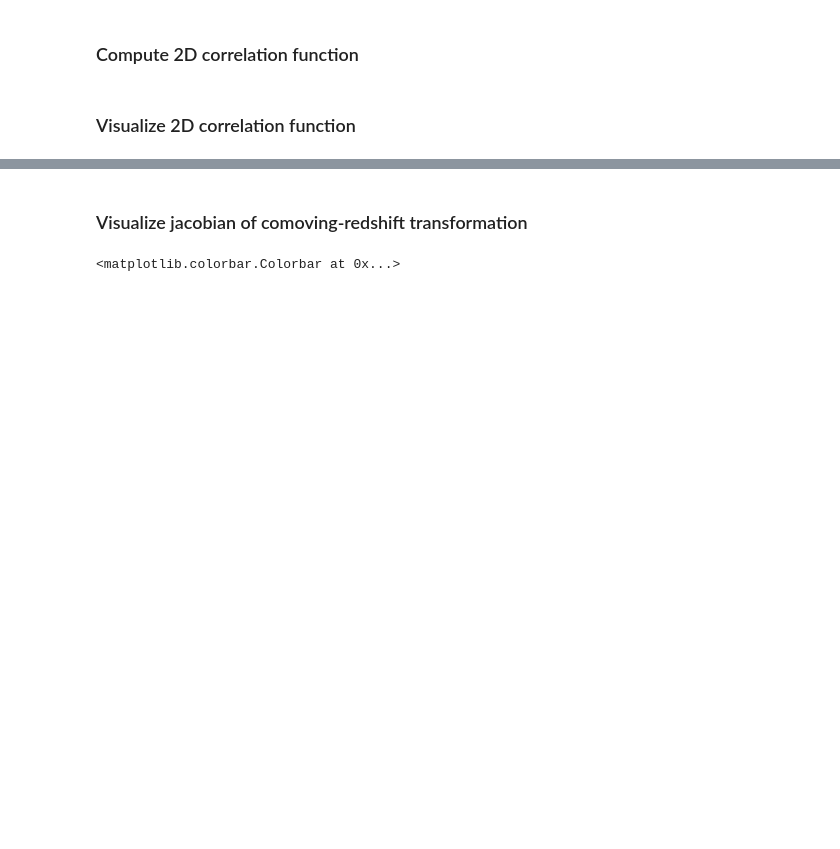
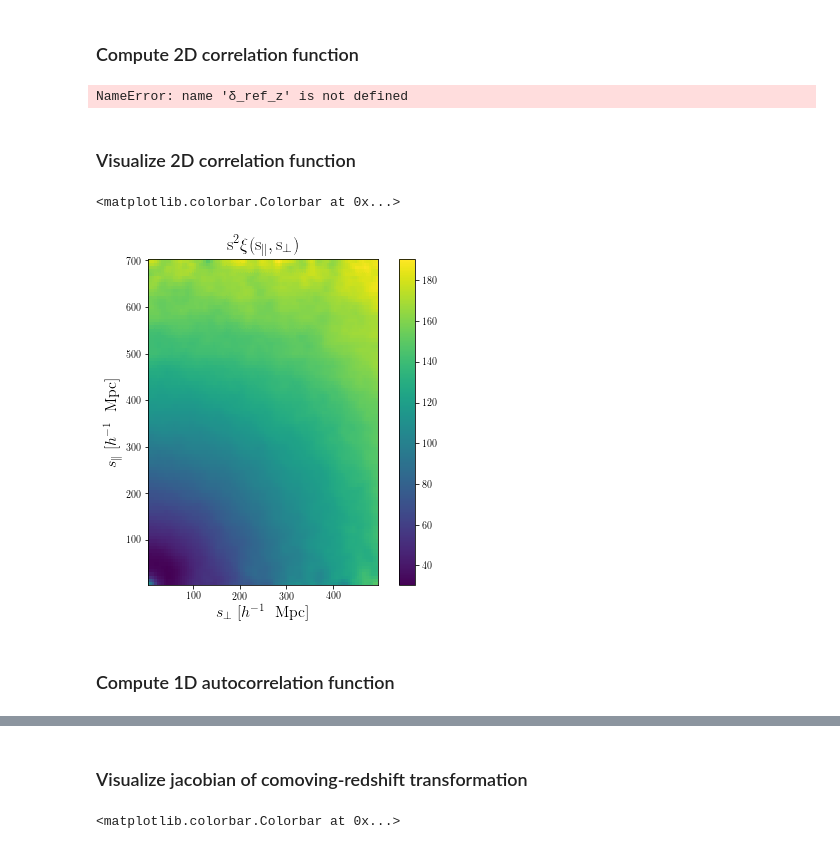
Before and after one commit to doogesh/precision_cosmo, a Jupyter notebook: Information_content_demo_infinite_remote_observer_draft.ipynb, the cells around one changed output, grey strips where cells are left out. Saved outputs shown, nothing was run; the diff lists cells and outputs as text; code cells hidden in the pictures; blank space fills up the shorter version.

```diff
--- a/Information_content_demo_infinite_remote_observer_draft.ipynb
+++ b/Information_content_demo_infinite_remote_observer_draft.ipynb
@@ -100,7 +101,7 @@ x_inter = np.zeros(n_order, dtype='int')
 N0 = pred_size
 N1 = pred_size
 N2 = pred_size
-pred_size_Mpc = 4000
+pred_size_Mpc = 1000 #4000
 # %% [markdown]
 ### Specify comoving box
 # %%
@@ -335,11 +546,44 @@ grid_transform_ref = update_coordinate_system(Omega_m=0.3089, w_0=-1)
 # %% [markdown]
 ### Compute 2D correlation function
+# %%
+#a_l_δ_z = np.fft.rfftn(δ_ref_z)*(pred_size_Mpc/pred_size)**3.
+
+#C_s = ( (1/pred_size_Mpc)**3.*np.fft.irfftn(np.absolute(a_l_δ_z)**2.) ).flatten()
+
+a_l_δ_z = np.fft.rfftn(δ_ref_z)*((L_z_0*L_z_1*L_z_2)/pred_size**3.)
+
+C_s = ( 1/(L_z_0*L_z_1*L_z_2)*np.fft.irfftn(np.absolute(a_l_δ_z)**2.) ).flatten()
+
+Nbins = 100
+
+xx = np.fft.fftshift(((np.arange(pred_size)/pred_size)*L_z_0) - 0.5*L_z_0)
+yy = np.fft.fftshift(((np.arange(pred_size)/pred_size)*L_z_1) - 0.5*L_z_1)
+zz = np.fft.fftshift(((np.arange(pred_size)/pred_size)*L_z_2) - 0.5*L_z_2)
+
+s_x = xx[:,None,None].repeat(pred_size,axis=1).repeat(pred_size,axis=2)
+s_y = yy[None,:,None].repeat(pred_size,axis=0).repeat(pred_size,axis=2)
+s_z = zz[None,None,:].repeat(pred_size,axis=0).repeat(pred_size,axis=1)
+
+s_para = (np.abs(s_z)).flatten()
+s_ortho = (np.sqrt(s_x**2 + s_y**2)).flatten()
+
+s_square = s_para**2 + s_ortho**2
+
+corr_2d, x_bins, y_bins = np.histogram2d(s_para, s_ortho, weights=C_s, bins=Nbins)
+corr_2d_, _, _ = np.histogram2d(s_para, s_ortho, bins=Nbins)
+
+x_bins_ = 0.5 * (x_bins[0:x_bins.size-1]+x_bins[1:])
+y_bins_ = 0.5 * (y_bins[0:y_bins.size-1]+y_bins[1:])
+
+C_ortho_para = corr_2d/corr_2d_
+# %% [output]
+NameError: name 'δ_ref_z' is not defined
 # %%
-a_l_δ_z = np.fft.rfftn(δ_ref_z)*(pred_size_Mpc/pred_size)**3.
+a_l_δ_com = np.fft.rfftn(δ_ref_com)*(pred_size_Mpc/pred_size)**3.
 
-C_s = ( (1/pred_size_Mpc)**3.*np.fft.irfftn(np.absolute(a_l_δ_z)**2.) ).flatten()
+C_s = ( (1/pred_size_Mpc)**3.*np.fft.irfftn(np.absolute(a_l_δ_com)**2.) ).flatten()
 
-Nbins = 50
+Nbins = 100
 
 xx = np.fft.fftshift(((np.arange(pred_size)/pred_size)*L0) - 0.5*L0)
 yy = np.fft.fftshift(((np.arange(pred_size)/pred_size)*L1) - 0.5*L1)
@@ -366,14 +610,19 @@ C_ortho_para = corr_2d/corr_2d_
 # %%
 xy = np.meshgrid(x_bins_, y_bins_, indexing='ij')
 
-s_square_bin = xy[0]**2 + xy[1]**2
+s_square_bin = np.sqrt(xy[0]**2 + xy[1]**2)
 
 fig, ax = subplots(1, figsize = (6,6))
 
-a = ax.pcolormesh(xy[0], xy[1], C_ortho_para*s_square_bin)
-#ax.set_aspect('equal')
+a = ax.pcolormesh(xy[0], xy[1], C_ortho_para*s_square_bin**0.75)
+#a = ax.pcolormesh(xy[0], xy[1], C_ortho_para)
 ax.set_title(r"$\mathrm{s^2 \xi(s_{\parallel}, s_{\perp})}$", fontsize=18)
-
 ax.set_xlabel(r'$s_{\perp} \; [h^{-1} \; \mathrm{\ Mpc}]$', fontsize = 16)
 ax.set_ylabel(r'$s_{\parallel} \; [h^{-1} \; \mathrm{\ Mpc}]$', fontsize = 16)
+ax.set_aspect('equal')
 plt.colorbar(a, ax=ax, fraction=0.05, pad=0.06)
+# %% [output]
+<matplotlib.colorbar.Colorbar at 0x...>
+[figure, added]
+# %% [markdown]
+### Compute 1D autocorrelation function
```
Also changed, not shown: parts of 14 cells of this notebook.
